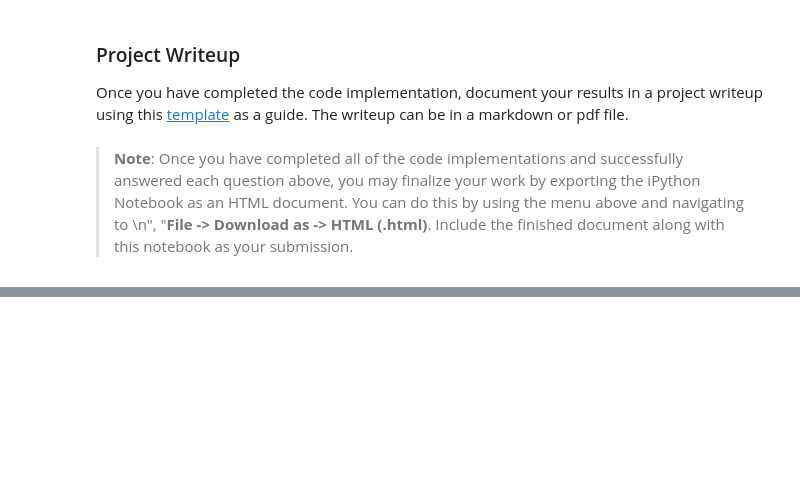
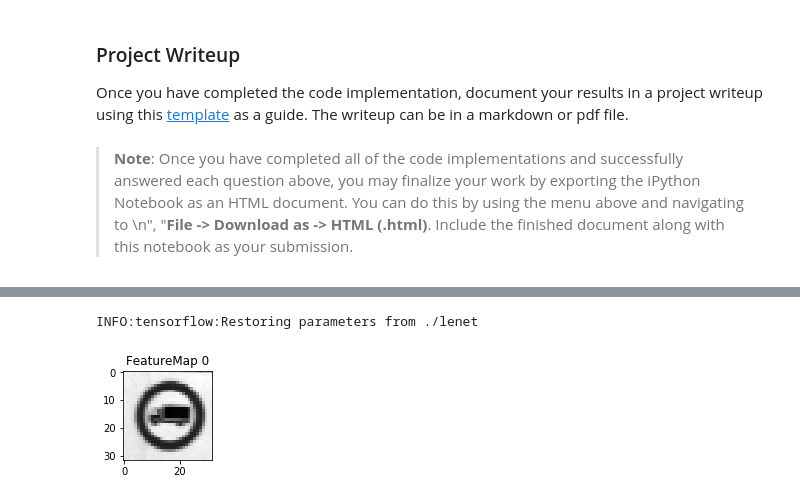
Before and after one commit to lelordoftech/Udacity, a Jupyter notebook: CarND-Traffic-Sign-Classifier-Project/Traffic_Sign_Classifier.ipynb, the cells around one changed output, grey strips where cells are left out. Saved outputs shown, nothing was run; the diff lists cells and outputs as text; code cells hidden in the pictures; blank space fills up the shorter version.

```diff
--- a/CarND-Traffic-Sign-Classifier-Project/Traffic_Sign_Classifier.ipynb
+++ b/CarND-Traffic-Sign-Classifier-Project/Traffic_Sign_Classifier.ipynb
@@ -547,11 +619,15 @@ total_new_image = len(new_images_name)
 for i in range(total_new_image):
     image = mpimg.imread('traffic-signs-data/' + new_images_name[i])
     a=fig.add_subplot(1, total_new_image, i+1)
-    imgplot = plt.imshow(image)
     a.set_title(new_images_name[i])
+    plt.imshow(image)
     new_images.append(image)
 
 new_images = np.array(new_images)
+
+# free memory
+del fig
+del a
 # %% [output]
 [figure]
 # %% [markdown]
@@ -572,18 +648,22 @@ for new_image in new_images:
 new_images_resize = np.array(new_images_resize)
 
 # Convert to gray scale
-new_images_gray = grayScale(new_images_resize)
+new_images_resize = grayScale(new_images_resize)
 
 # Normalization
-new_images_gray = normalization(new_images_gray)
+new_images_gray = normalization(new_images_resize)
 
 # Output new images
 fig = plt.figure()
 total_new_image = len(new_images_name)
 for i in range(total_new_image):
     a=fig.add_subplot(1, total_new_image, i+1)
+    a.set_title(new_images_name[i])
     imgplot = plt.imshow(new_images_gray[i].squeeze(), cmap='gray')
-    a.set_title(new_images_name[i])
+
+# free memory
+del fig
+del a
 # %% [output]
 [figure]
 # %% [markdown]
@@ -591,9 +671,7 @@ for i in range(total_new_image):
 # %%
 with tf.Session() as sess:
     saver.restore(sess, tf.train.latest_checkpoint('.'))
-    logit = sess.run(tf.argmax(logits, 1), feed_dict={x:new_images_gray})
-    #logit = sess.run(tf.nn.softmax(logits, 1), feed_dict={x:new_images_gray})
-
+    logit = sess.run(tf.argmax(logits, 1), feed_dict={x: new_images_gray, keep_prob: 1})
     print("Actual the Sign Type", new_images_id)
     print("Predict the Sign Type", logit)
 # %% [output]
@@ -653,7 +732,7 @@ Looking just at the first row we get `[ 0.34763842,  0.24879643,  0.12789202]`,
 ### Feel free to use as many code cells as needed.
 with tf.Session() as sess:
     saver.restore(sess, tf.train.latest_checkpoint('.'))
-    logit = sess.run(tf.nn.softmax(logits), feed_dict={x:new_images_gray})
+    logit = sess.run(tf.nn.softmax(logits), feed_dict={x: new_images_gray, keep_prob: 1})
     top = sess.run(tf.nn.top_k(logit, k=5))
 
     print("Top Predict the Sign Type", top)
@@ -727,3 +807,10 @@ def outputFeatureMap(image_input, tf_activation, activation_min=-1, activation_m
             plt.imshow(activation[0,:,:, featuremap], interpolation="nearest", vmin=activation_min, cmap="gray")
         else:
             plt.imshow(activation[0,:,:, featuremap], interpolation="nearest", cmap="gray")
+# %%
+with tf.Session() as sess:
+    saver.restore(sess, tf.train.latest_checkpoint('.'))
+    outputFeatureMap(new_images_gray, x)
+# %% [output]
+INFO:tensorflow:Restoring parameters from ./lenet
+[figure, added]
```
Also changed, not shown: parts of 20 cells of this notebook, 4 other files.
